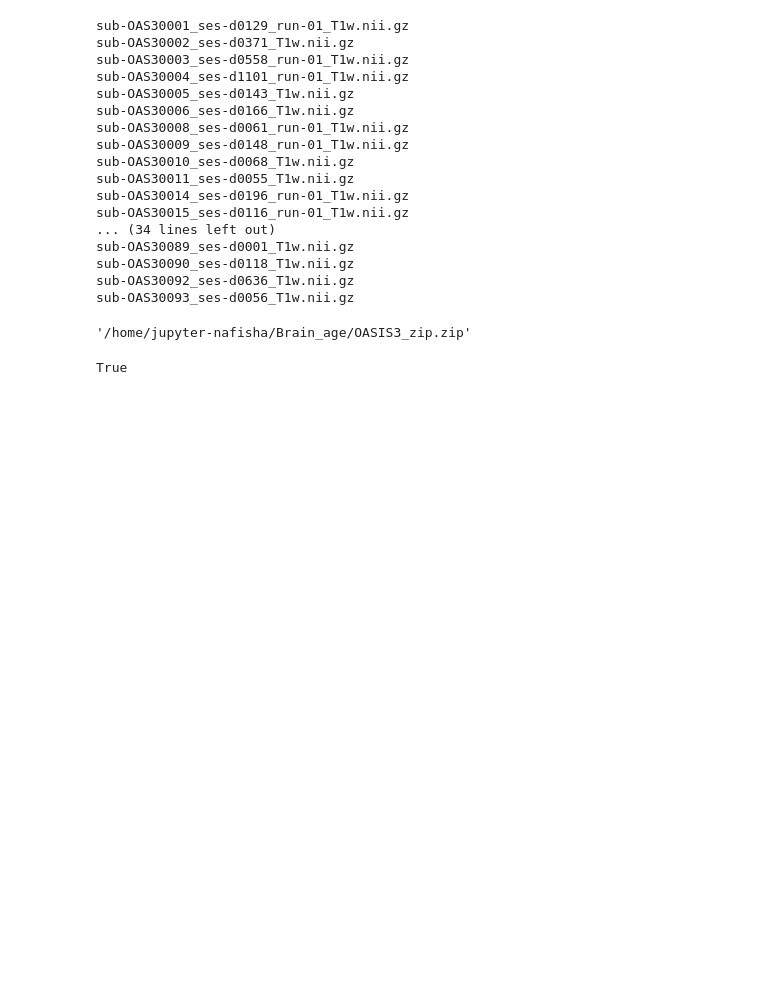
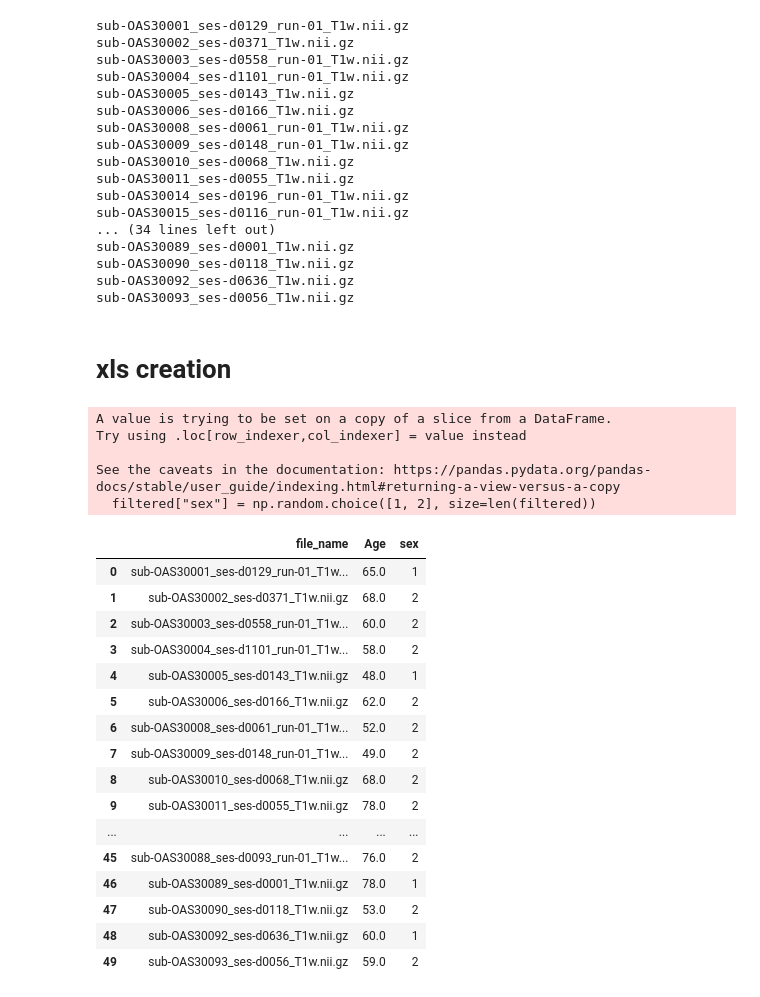
Before and after one commit to Nafishapanacea/Brain-age-experiments, a Jupyter notebook: OASIS3.ipynb, the cells around one changed output. Drawn from its saved outputs; the diff is of its cells as text; code cells hidden in the pictures; blank space fills up the shorter version.

```diff
--- a/OASIS3.ipynb
+++ b/OASIS3.ipynb
@@ -297,18 +316,38 @@ sub-OAS30093_ses-d0056_T1w.nii.gz
 data['file_name'] = file_paths
 # %%
 data.to_csv('/home/jupyter-nafisha/Brain_age/CSVs/OASIS3_testingData.csv', index=False)
+# %% [markdown]
+# xls creation
 # %%
-import shutil
-
-folder_path = '/home/jupyter-nafisha/Brain_age/OASIS3'
-zip_path = '/home/jupyter-nafisha/Brain_age/OASIS3_zip'
-
-shutil.make_archive(zip_path, 'zip', folder_path)
-
-# print("ZIP created at:", zip_path + ".zip")
+import pandas as pd
+df= pd.read_csv('/home/jupyter-nafisha/Brain_age/CSVs/OASIS3_testingData.csv')
-# %% [output]
-'/home/jupyter-nafisha/Brain_age/OASIS3_zip.zip'
 # %%
-os.path.exists(folder_path)
+filtered= df[['file_name', 'Age']]
-# %% [output]
-True
+# %%
+import numpy as np
+
+filtered["sex"] = np.random.choice([1, 2], size=len(filtered))
+filtered
+# %% [output]
+A value is trying to be set on a copy of a slice from a DataFrame.
+Try using .loc[row_indexer,col_indexer] = value instead
+
+See the caveats in the documentation: https://pandas.pydata.org/pandas-docs/stable/user_guide/indexing.html#returning-a-view-versus-a-copy
+  filtered["sex"] = np.random.choice([1, 2], size=len(filtered))
+|  | file_name | Age | sex |
+| 0 | sub-OAS30001_ses-d0129_run-01_T1w... | 65.0 | 1 |
+| 1 | sub-OAS30002_ses-d0371_T1w.nii.gz | 68.0 | 2 |
+| 2 | sub-OAS30003_ses-d0558_run-01_T1w... | 60.0 | 2 |
+| 3 | sub-OAS30004_ses-d1101_run-01_T1w... | 58.0 | 2 |
+| 4 | sub-OAS30005_ses-d0143_T1w.nii.gz | 48.0 | 1 |
+| 5 | sub-OAS30006_ses-d0166_T1w.nii.gz | 62.0 | 2 |
+| 6 | sub-OAS30008_ses-d0061_run-01_T1w... | 52.0 | 2 |
+| 7 | sub-OAS30009_ses-d0148_run-01_T1w... | 49.0 | 2 |
+| 8 | sub-OAS30010_ses-d0068_T1w.nii.gz | 68.0 | 2 |
+| 9 | sub-OAS30011_ses-d0055_T1w.nii.gz | 78.0 | 2 |
+| ... | ... | ... | ... |
+| 45 | sub-OAS30088_ses-d0093_run-01_T1w... | 76.0 | 2 |
+| 46 | sub-OAS30089_ses-d0001_T1w.nii.gz | 78.0 | 1 |
+| 47 | sub-OAS30090_ses-d0118_T1w.nii.gz | 53.0 | 2 |
+| 48 | sub-OAS30092_ses-d0636_T1w.nii.gz | 60.0 | 1 |
+| 49 | sub-OAS30093_ses-d0056_T1w.nii.gz | 59.0 | 2 |
```
Also changed, not shown: parts of 6 cells of this notebook, 40 other files.
